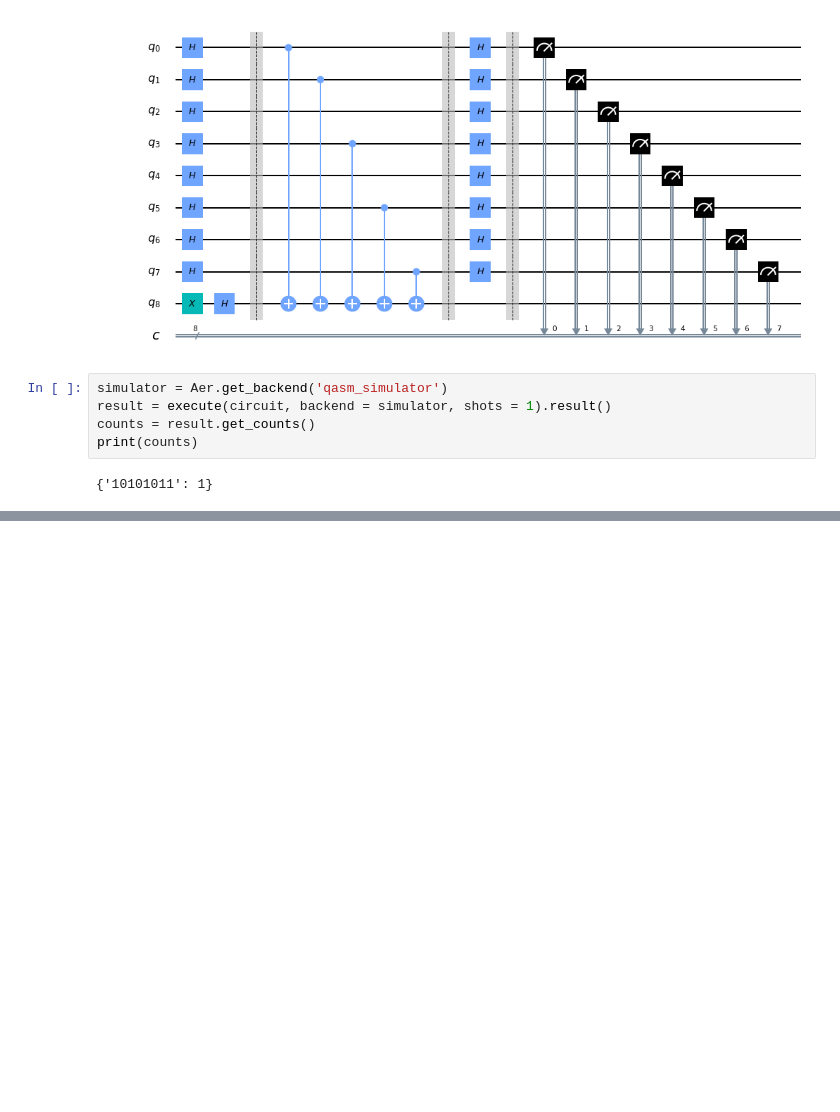
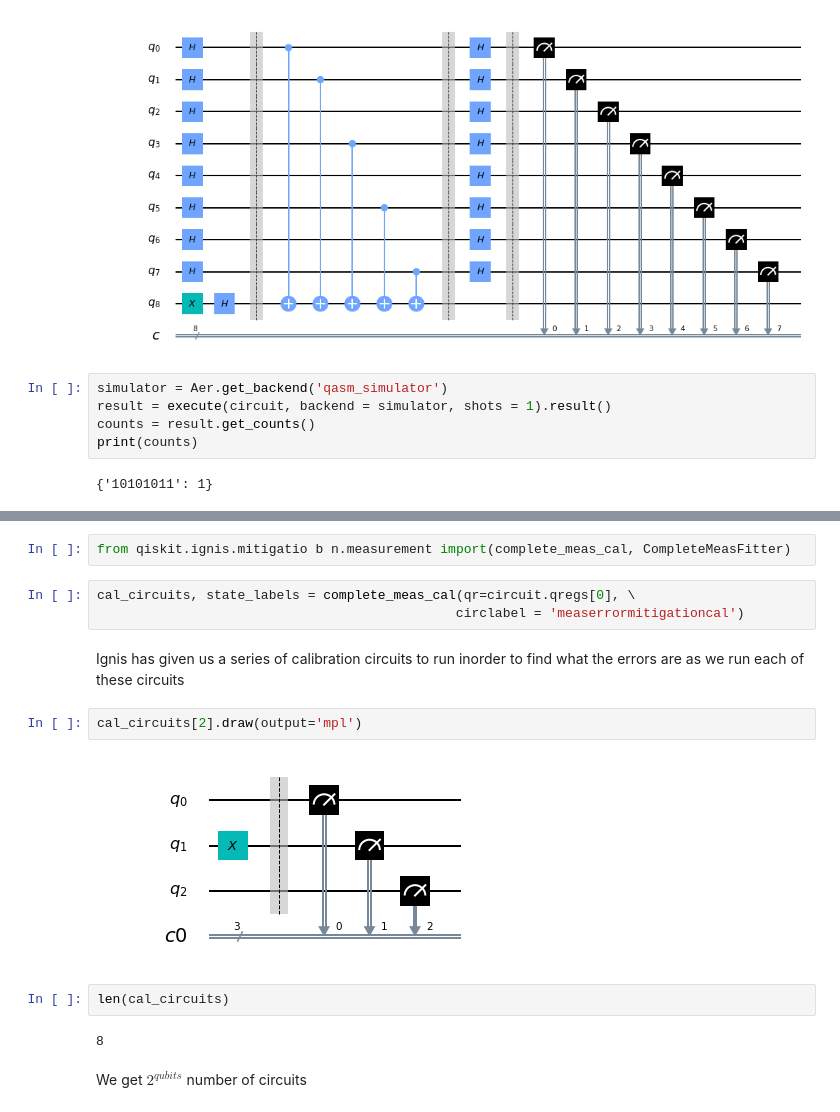
Before and after one commit to Husain0007/Qiskit-Quantum-Development, a Jupyter notebook: QiskitTutorial/Tutorial-Series1.ipynb, the cells around one changed output, grey strips where cells are left out. Cells and saved outputs as stored; diff of their text form; blank space fills up the shorter version.

Commit message:
Error Mitigation for 3 Qubits

```diff
--- a/QiskitTutorial/Tutorial-Series1.ipynb
+++ b/QiskitTutorial/Tutorial-Series1.ipynb
@@ -351,0 +402,17 @@ print(counts)
+# %%
+from qiskit.ignis.mitigatio b n.measurement import(complete_meas_cal, CompleteMeasFitter)
+# %%
+cal_circuits, state_labels = complete_meas_cal(qr=circuit.qregs[0], \
+                                              circlabel = 'measerrormitigationcal')
+# %% [markdown]
+Ignis has given us a series of calibration circuits to run inorder to find what the errors are as we run each of these circuits
+# %%
+cal_circuits[2].draw(output='mpl')
+# %% [output]
+[figure, added]
+# %%
+len(cal_circuits)
+# %% [output]
+8
+# %% [markdown]
+We get $2^{qubits}$ number of circuits
```
Also changed, not shown: parts of 25 cells of this notebook.
